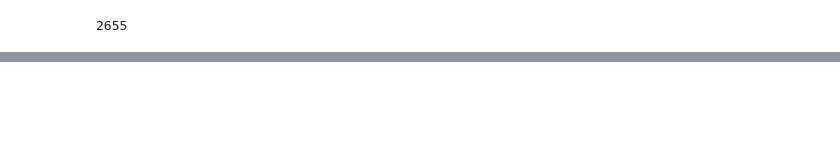
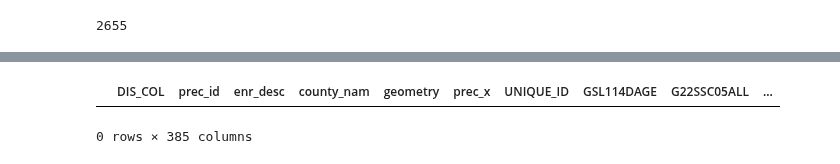
Before and after one commit to nonpartisan-redistricting-datahub/pber_collection, a Jupyter notebook: NC/2022/nc_election_results.ipynb, the cells around one changed output, grey strips where cells are left out. Saved outputs shown, nothing was run; the diff lists cells and outputs as text; code cells hidden in the pictures; blank space fills up the shorter version.

```diff
--- a/NC/2022/nc_election_results.ipynb
+++ b/NC/2022/nc_election_results.ipynb
@@ -817,0 +463,5 @@ df_sorted[set(df_sorted.columns)]
+# %%
+merge[merge["prec_x"].isna()]
+# %% [output]
+|  | DIS_COL | prec_id | enr_desc | county_nam | geometry | prec_x | UNIQUE_ID | GSL114DAGE | G22SSC05ALL | ... |
+0 rows × 385 columns
```
Also changed, not shown: parts of 68 cells of this notebook.
